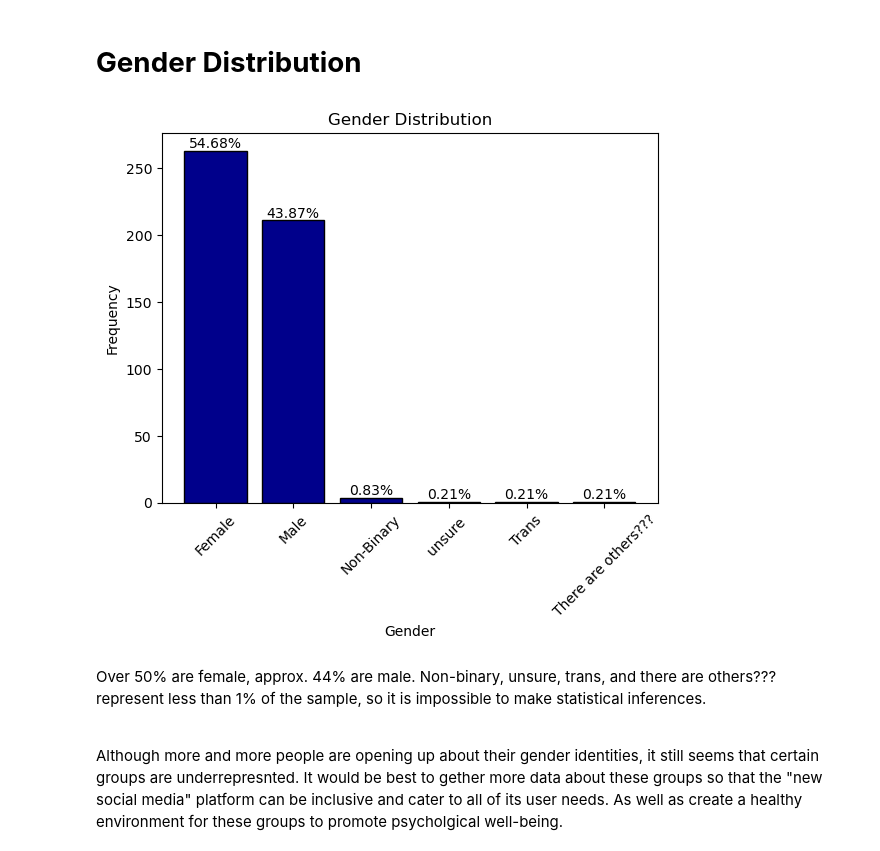
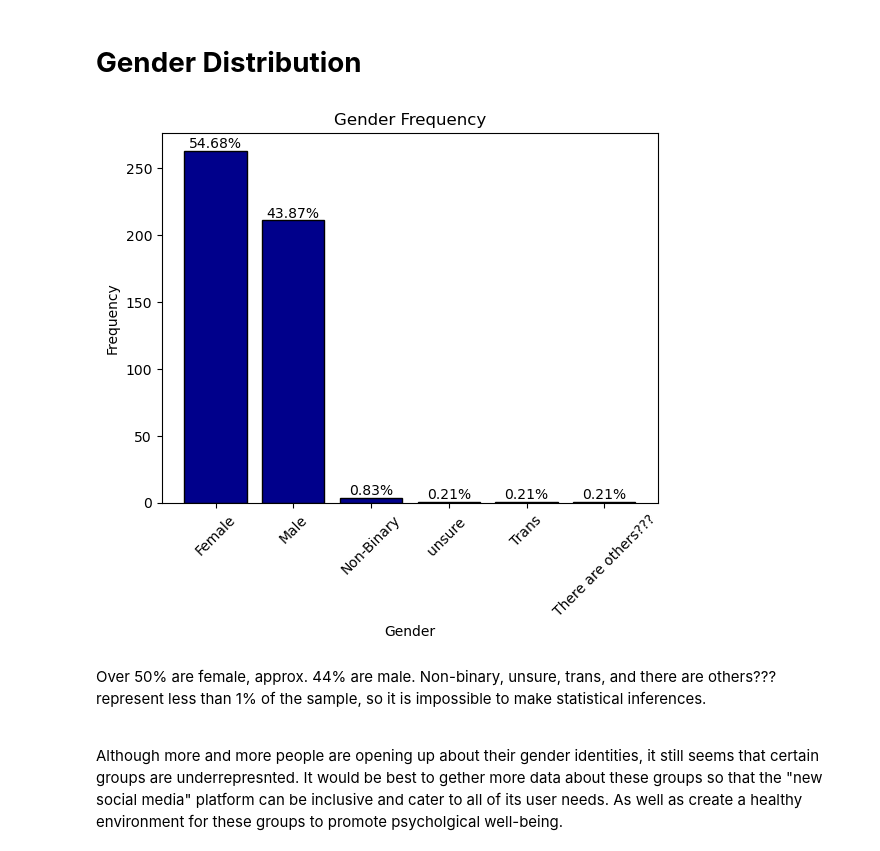
Before and after one commit to serenahinton/Social-Media-and-Mental-Health-Analysis-Project, a Jupyter notebook: social-media-analysis.ipynb, the cells around one changed output. Saved outputs shown, nothing was run; the diff lists cells and outputs as text; code cells hidden in the pictures.

```diff
--- a/social-media-analysis.ipynb
+++ b/social-media-analysis.ipynb
@@ -902,30 +904,30 @@ Over 300 people use Social Networking and Media Sharing. Less than 50 use only o
 # %%
 # Calculate frequencies of each value in 'Gender' column
 frequency_table = data['Gender'].value_counts().reset_index()
 frequency_table.columns = ['Gender', 'Frequency']
 
 # Calculate percentages
 total_count = len(data)
 frequency_table['Percentage'] = (frequency_table['Frequency'] / total_count) * 100
 
 # Create a bar graph with percentages on top of bars
 fig, ax = plt.subplots()
 bars = plt.bar(frequency_table['Gender'], frequency_table['Frequency'], width=0.8, edgecolor='k', color='darkblue')
 
 # Add percentage labels on top of each bar
 for bar, percentage in zip(bars, frequency_table['Percentage']):
     ax.text(bar.get_x() + bar.get_width() / 2, bar.get_height(), f'{percentage:.2f}%', ha='center', va='bottom')
 
 # Add titles and labels
-plt.title('Gender Distribution')
+plt.title('Gender Frequency')
 plt.xlabel('Gender')
 plt.ylabel('Frequency')
 plt.xticks(rotation=45)
 
 # Display the graph
 plt.show()
 # %% [output]
-[figure, old version]
+[figure, new version]
 # %% [markdown]
 Over 50% are female, approx. 44% are male. Non-binary, unsure, trans, and there are others??? represent less than 1% of the sample, so it is impossible to make statistical inferences.
 
```
Also changed, not shown: parts of 36 cells of this notebook.
